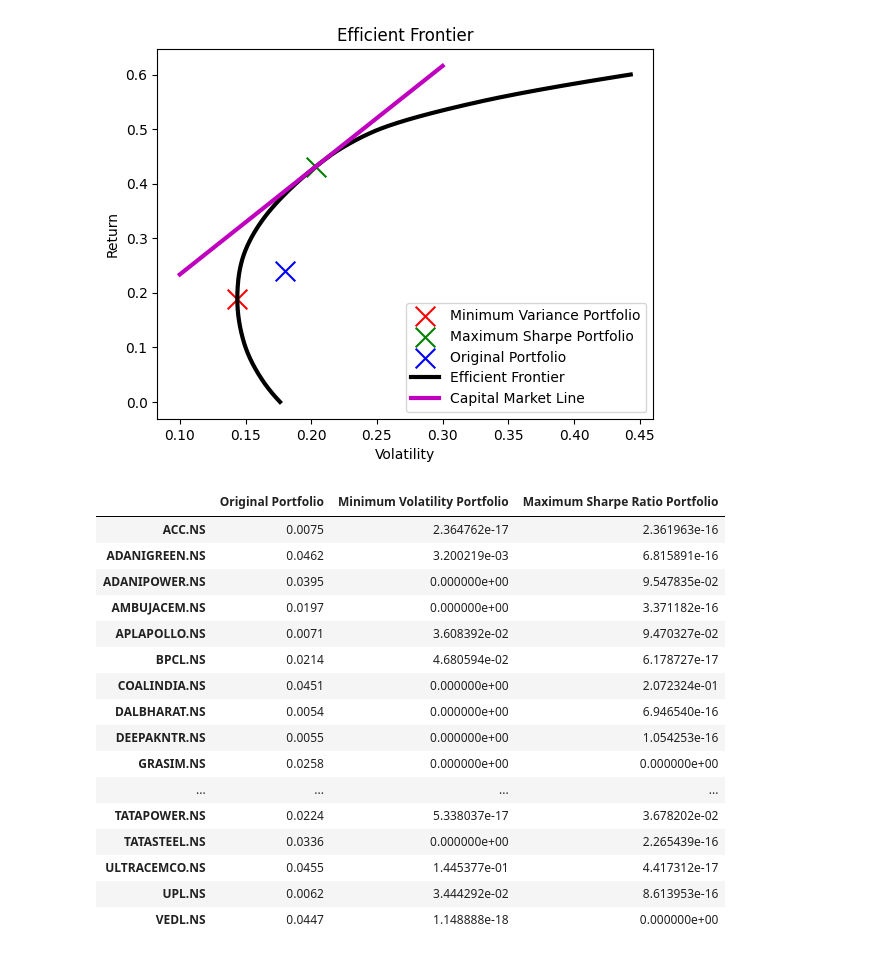
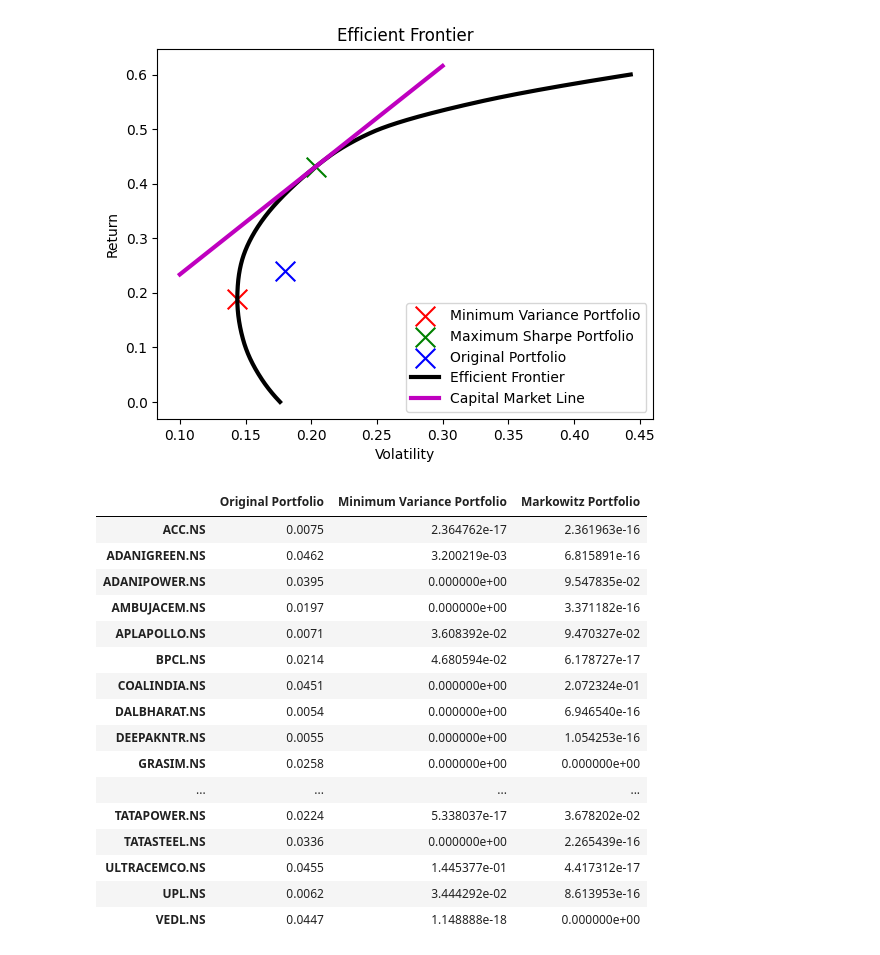
Before and after one commit to AvarusMaximus/Markowitz-Portfolio, a Jupyter notebook: main.ipynb, the cells around one changed output. Cells and saved outputs as stored; diff of their text form; code cells hidden in the pictures.

```diff
--- a/main.ipynb
+++ b/main.ipynb
@@ -140,11 +140,11 @@ plt.show()
 [figure]
 # %%
 # Creating a dataframe with the weights for the original, minimum variance and maximum Sharpe ratio portfolios
-weights_df = pd.DataFrame({'Original Portfolio': og_weights, 'Minimum Volatility Portfolio': min_var.x, 'Maximum Sharpe Ratio Portfolio': max_sharpe.x}, index=tickers)
+weights_df = pd.DataFrame({'Original Portfolio': og_weights, 'Minimum Variance Portfolio': min_var.x, 'Markowitz Portfolio': max_sharpe.x}, index=tickers)
 weights_df.to_csv('niftycomm_weights.csv') # Saving the data to a csv file
 weights_df
 # %% [output]
-|  | Original Portfolio | Minimum Volatility Portfolio | Maximum Sharpe Ratio Portfolio |
+|  | Original Portfolio | Minimum Variance Portfolio | Markowitz Portfolio |
 | ACC.NS | 0.0075 | 2.364762e-17 | 2.361963e-16 |
 | ADANIGREEN.NS | 0.0462 | 3.200219e-03 | 6.815891e-16 |
 | ADANIPOWER.NS | 0.0395 | 0.000000e+00 | 9.547835e-02 |
```
Also changed, not shown: 1 other file.
